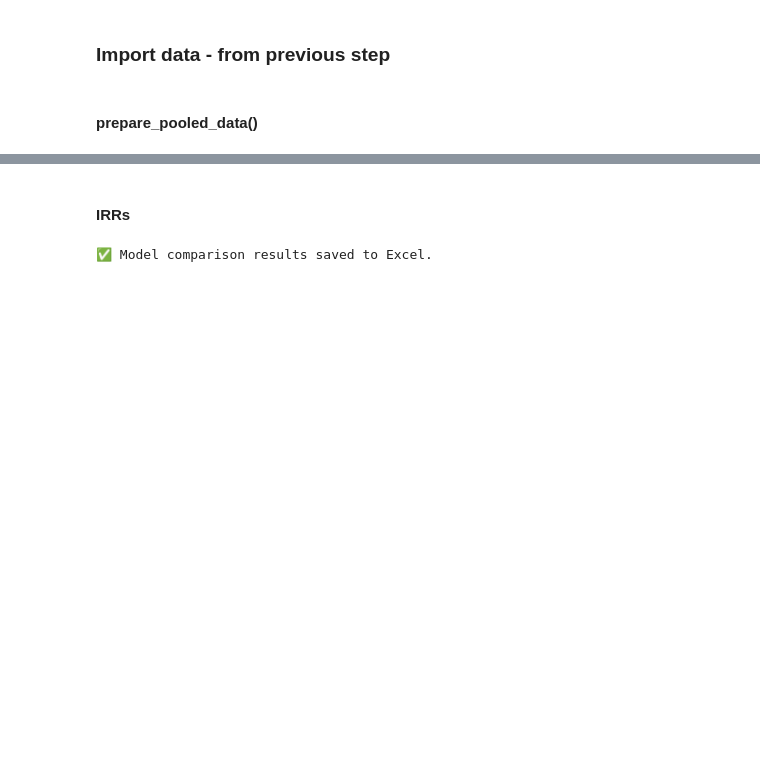
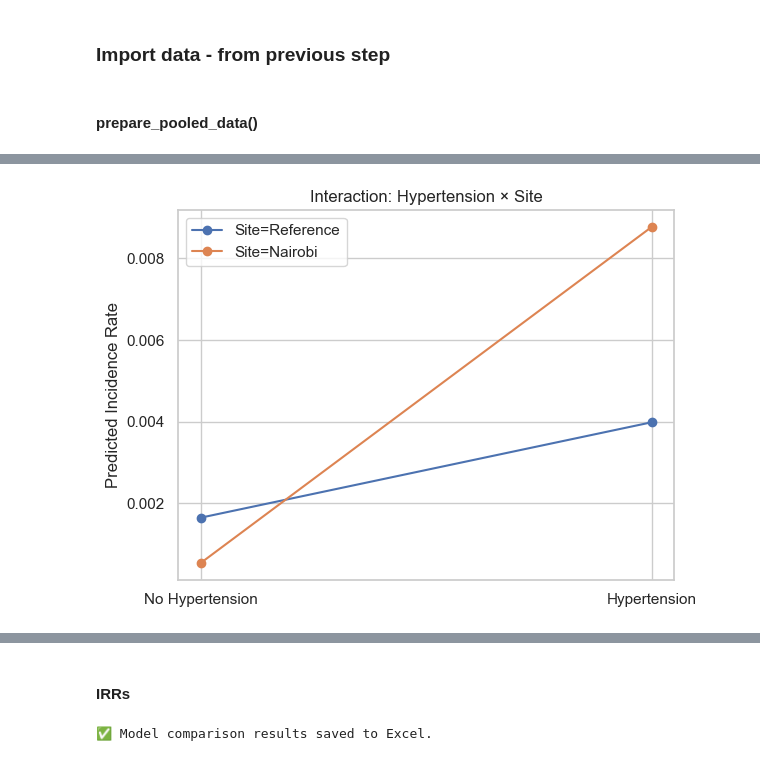
Before and after one commit to dmainagithub/stroke-work, a Jupyter notebook: notebooks/07_models_poisson_nb.ipynb, the cells around one changed output, grey strips where cells are left out. Drawn from its saved outputs; the diff is of its cells as text; code cells hidden in the pictures; blank space fills up the shorter version.

```diff
--- a/notebooks/07_models_poisson_nb.ipynb
+++ b/notebooks/07_models_poisson_nb.ipynb
@@ -255,4 +260,4 @@ event                              0
 offset                             0
 dtype: int64
 # %%
-df_clean = df[COVARIATES + ['event', 'offset']].dropna() # dropping rows with missingness
+df_clean = df[COVARIATES + ['individual_id', 'time_at_risk', 'event', 'offset']].dropna() # (, 'age', 'bmi') dropping rows with missingness
@@ -385,0 +374,18 @@ Standard errors in parentheses.
+# %%
+model_nb_cluster = sm.GLM(
+    y,
+    X,
+    family=sm.families.NegativeBinomial(),
+    offset=df_clean["offset"]
+).fit(
+    cov_type="cluster",
+    cov_kwds={"groups": df_clean["individual_id"]}
+)
+
+# =================================================================================
+# =================================================================================
+overdispersion = model_nb_cluster.deviance / model_nb_cluster.df_resid
+print("Overdispersion:", overdispersion)
+print(model_nb_cluster.summary())
+print("\nIRR:")
+print(np.exp(model_nb_cluster.params))
@@ -385,0 +474,73 @@ Standard errors in parentheses.
+# %%
+import numpy as np
+import pandas as pd
+import matplotlib.pyplot as plt
+
+# Get coefficients from your fitted model
+params = model_nb_cluster.params
+
+# Function to compute predicted log incidence rate
+def predict_log_rate(hpt, diab, sex, bmi, site, tobacco, hiv):
+    return (
+        params["const"]
+        + params["hpt_status_derived"] * hpt
+        + params["diab_status_derived"] * diab
+        + params["sex_binary"] * sex
+        + params["bmi_category_Overweight_Obese"] * bmi
+        + params["site_Nairobi"] * site
+        + params["tobacco_use"] * tobacco
+        + params["hiv_status_derived"] * hiv
+        + params["hpt_diab_interaction"] * (hpt * diab)
+        + params["hpt_site_interaction"] * (hpt * site)
+        + params["site_diab_interaction"] * (site * diab)
+        + params["bmi_sex_interaction"] * (bmi * sex)
+    )
+
+# Convert to incidence rate (IRR)
+def predict_rate(**kwargs):
+    return np.exp(predict_log_rate(**kwargs))
+
+# Hypertension × Site
+scenarios = []
+for hpt in [0,1]:
+    for site in [0,1]:
+        rate = predict_rate(hpt=hpt, diab=0, sex=0, bmi=0, site=site, tobacco=0, hiv=0)
+        scenarios.append({"Hypertension":hpt, "Site_Nairobi":site, "Predicted_IRR":rate})
+
+df_plot = pd.DataFrame(scenarios)
+
+# Plot
+fig, ax = plt.subplots()
+for site in [0,1]:
+    subset = df_plot[df_plot["Site_Nairobi"]==site]
+    ax.plot(subset["Hypertension"], subset["Predicted_IRR"], marker="o", label=f"Site={'Nairobi' if site==1 else 'Reference'}")
+
+ax.set_xticks([0,1])
+ax.set_xticklabels(["No Hypertension","Hypertension"])
+ax.set_ylabel("Predicted Incidence Rate")
+ax.set_title("Interaction: Hypertension × Site")
+ax.legend()
+plt.show()
+
+# BMI × Sex
+scenarios_bmi_sex = []
+for bmi in [0,1]:
+    for sex in [0,1]:
+        rate = predict_rate(hpt=0, diab=0, sex=sex, bmi=bmi, site=0, tobacco=0, hiv=0)
+        scenarios_bmi_sex.append({"BMI_OverweightObese":bmi, "Sex":sex, "Predicted_IRR":rate})
+
+df_plot2 = pd.DataFrame(scenarios_bmi_sex)
+
+fig, ax = plt.subplots()
+for sex in [0,1]:
+    subset = df_plot2[df_plot2["Sex"]==sex]
+    ax.plot(subset["BMI_OverweightObese"], subset["Predicted_IRR"], marker="o", label=f"Sex={'Male' if sex==1 else 'Female'}")
+
+ax.set_xticks([0,1])
+ax.set_xticklabels(["Normal BMI","Overweight/Obese"])
+ax.set_ylabel("Predicted Incidence Rate")
+ax.set_title("Interaction: BMI × Sex")
+ax.legend()
+plt.show()
+# %% [output]
+[figure, added]
```
Also changed, not shown: parts of 52 cells of this notebook, 5 other files.
